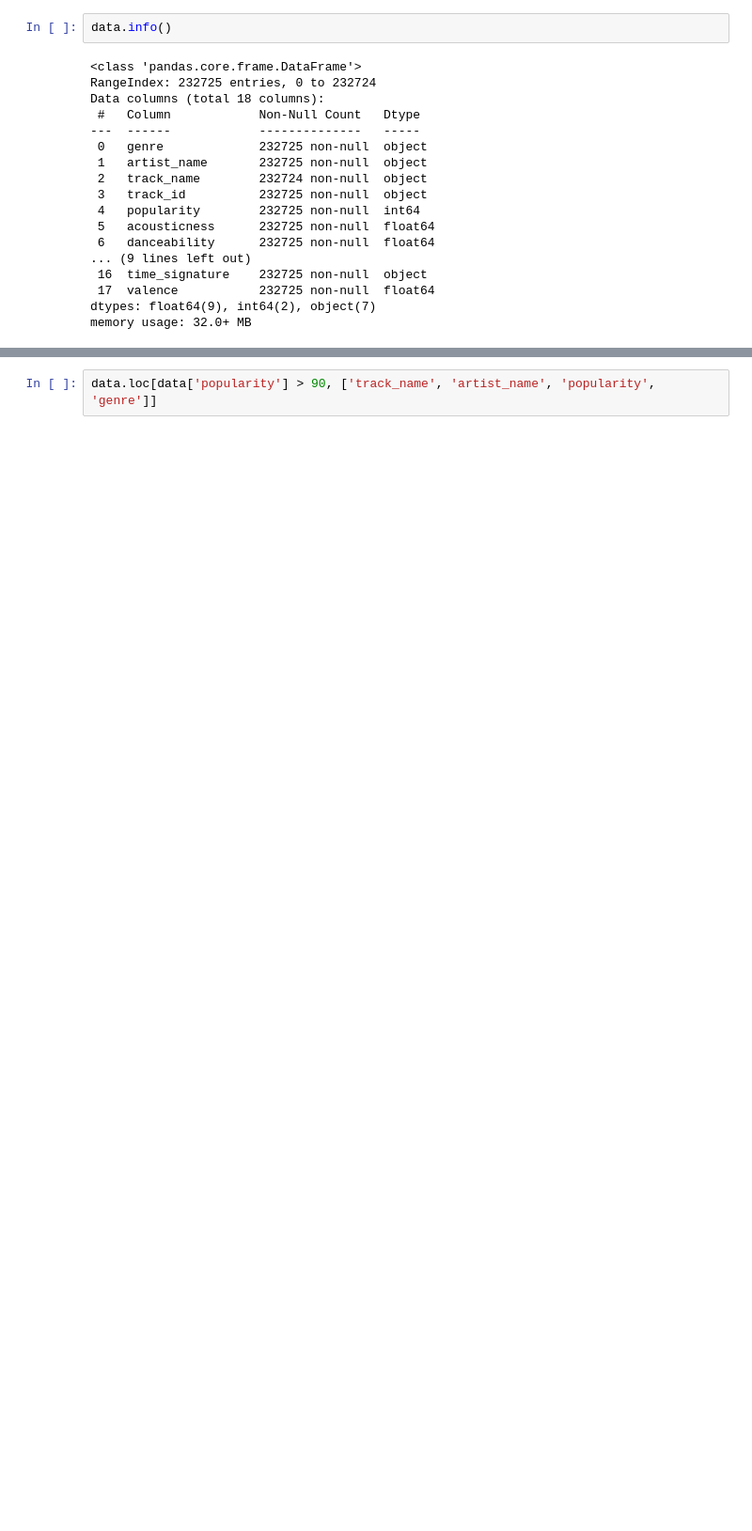
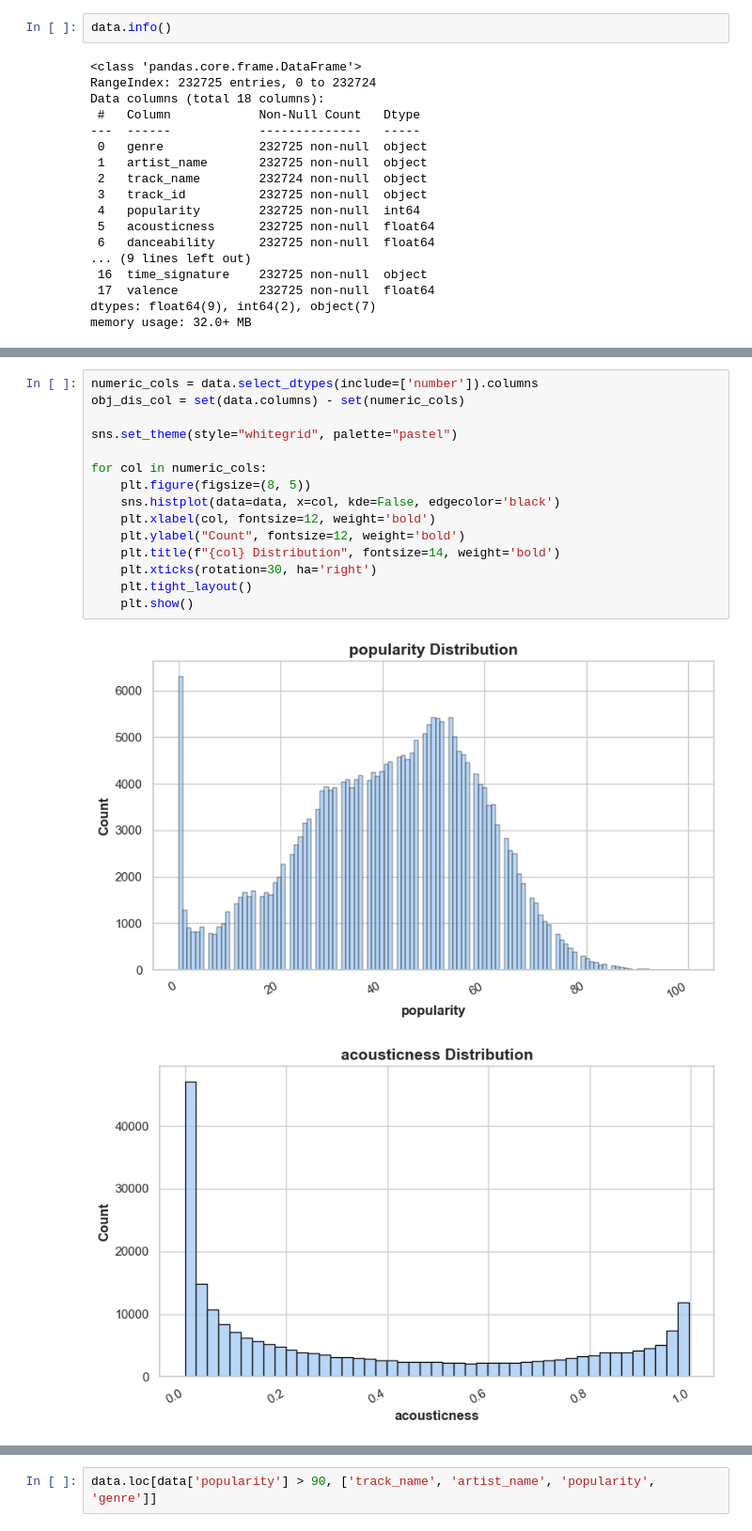
Before and after one commit to blackfyz00/project_5sem, a Jupyter notebook: doeda.ipynb, the cells around one changed output, grey strips where cells are left out. Shown at 94% size. Drawn from its saved outputs; the diff is of its cells as text; blank space fills up the shorter version.

```diff
--- a/doeda.ipynb
+++ b/doeda.ipynb
@@ -35,0 +140,18 @@ memory usage: 32.0+ MB
+# %%
+numeric_cols = data.select_dtypes(include=['number']).columns
+obj_dis_col = set(data.columns) - set(numeric_cols)
+
+sns.set_theme(style="whitegrid", palette="pastel")
+
+for col in numeric_cols:
+    plt.figure(figsize=(8, 5))
+    sns.histplot(data=data, x=col, kde=False, edgecolor='black')
+    plt.xlabel(col, fontsize=12, weight='bold')
+    plt.ylabel("Count", fontsize=12, weight='bold')
+    plt.title(f"{col} Distribution", fontsize=14, weight='bold')
+    plt.xticks(rotation=30, ha='right')
+    plt.tight_layout()
+    plt.show()
+# %% [output]
+[figure, added]
+[figure, added]
```
Also changed, not shown: parts of 13 cells of this notebook, 8 other files.
